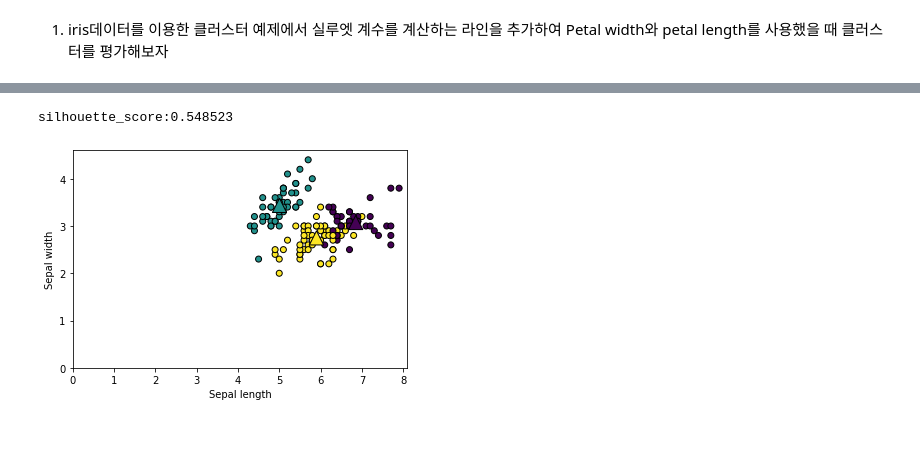
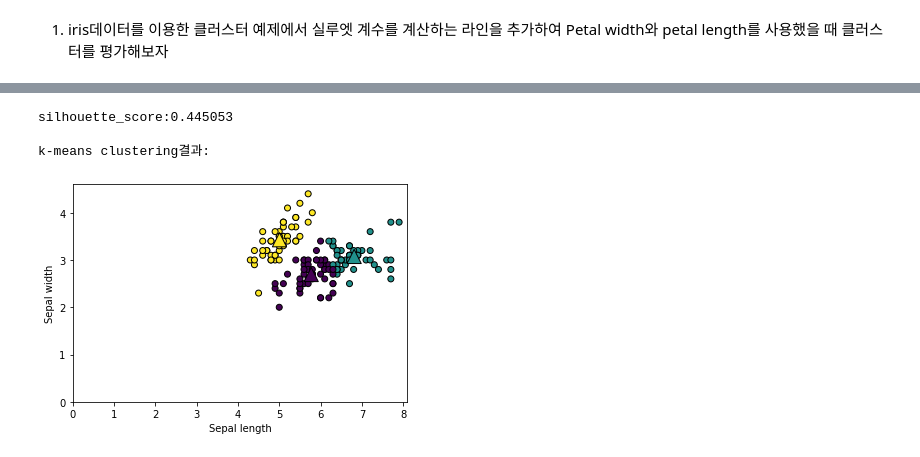
Before and after one commit to chaerin00/DataMining-2021-1, a Jupyter notebook: Project1.ipynb, the cells around one changed output, grey strips where cells are left out. Drawn from its saved outputs; the diff is of its cells as text; code cells hidden in the pictures.

```diff
--- a/Project1.ipynb
+++ b/Project1.ipynb
@@ -13,14 +13,9 @@ from sklearn import metrics
 import matplotlib.pyplot as plt
 
 iris=datasets.load_iris()
-X=iris.data[:,2:]
-y=iris.target
+X1=iris.data[:,2:]
+y1=iris.target
 
-n_clusters=[2,3,4,5,6,7,8]
-
-for k in n_clusters:
-    k_means=cluster.KMeans(n_clusters=k).fit(X)
-    y_pred=k_means.predict(X)
-    S=metrics.silhouette_score(X,y_pred)
-    print("n_clusters:{:d},silhouette_score:{:1f}".format(k,S))
+print('실제 dataset target별 분류:')
+plt.scatter(X1[:,0],X1[:,1],c=y,cmap='viridis')
 # %% [output]
@@ -78,0 +56,13 @@ n_clusters:8,silhouette_score:0.343047
+# %%
+# code for problem 2
+from sklearn import cluster,datasets
+from sklearn import metrics
+
+import matplotlib.pyplot as plt
+
+iris=datasets.load_iris()
+X2=iris.data[:,:2]
+y2=iris.target
+
+print('실제 dataset target별 분류:')
+plt.scatter(X2[:,0],X2[:,1],c=y,cmap='viridis')
@@ -79,20 +73,22 @@ n_clusters:8,silhouette_score:0.343047
 # %%
 from sklearn import metrics
 from sklearn.cluster import KMeans
-k_means=cluster.KMeans(n_clusters=3).fit(X)
-y_pred=k_means.predict(X)
-S=metrics.silhouette_score(X,y_pred)
-print("silhouette_score:{:1f}".format(S))
+k_means2=cluster.KMeans(n_clusters=3).fit(X2)
+y_pred2=k_means.predict(X2)
+S2=metrics.silhouette_score(X2,y_pred2)
+print("silhouette_score:{:1f}\n".format(S2))
 
-
-plt.scatter(X[:,0],X[:,1],c=y_pred,cmap='viridis',edgecolors='k')
+plt.scatter(X2[:,0],X2[:,1],c=y_pred,cmap='viridis',edgecolors='k')
 plt.xlabel('Sepal length')
 plt.ylabel('Sepal width')
-plt.scatter(k_means.cluster_centers_[:,0],k_means.cluster_centers_[:,1]
-           ,c=[0,1,2],cmap='viridis',marker='^',s=200,edgecolors='k')
-plt.axis([0,X[:,0].max()+0.2,0,X[:,1].max()+0.2])
+plt.scatter(k_means2.cluster_centers_[:,0],k_means2.cluster_centers_[:,1]
+           ,c=[1,2,0],cmap='viridis',marker='^',s=200,edgecolors='k')
+plt.axis([0,X2[:,0].max()+0.2,0,X2[:,1].max()+0.2])
 
+print('k-means clustering결과:')
 plt.show()
 # %% [output]
-silhouette_score:0.548523
+silhouette_score:0.445053
+
+k-means clustering결과:
-[figure, old version]
+[figure, new version]
```
Also changed, not shown: parts of 8 cells of this notebook.
